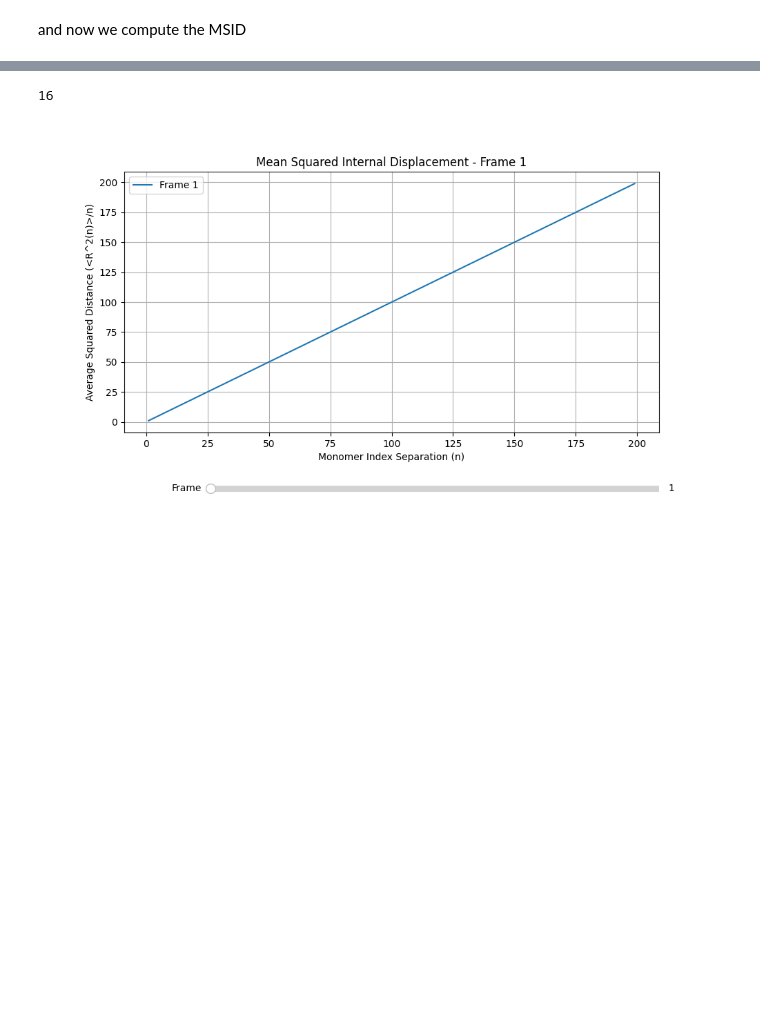
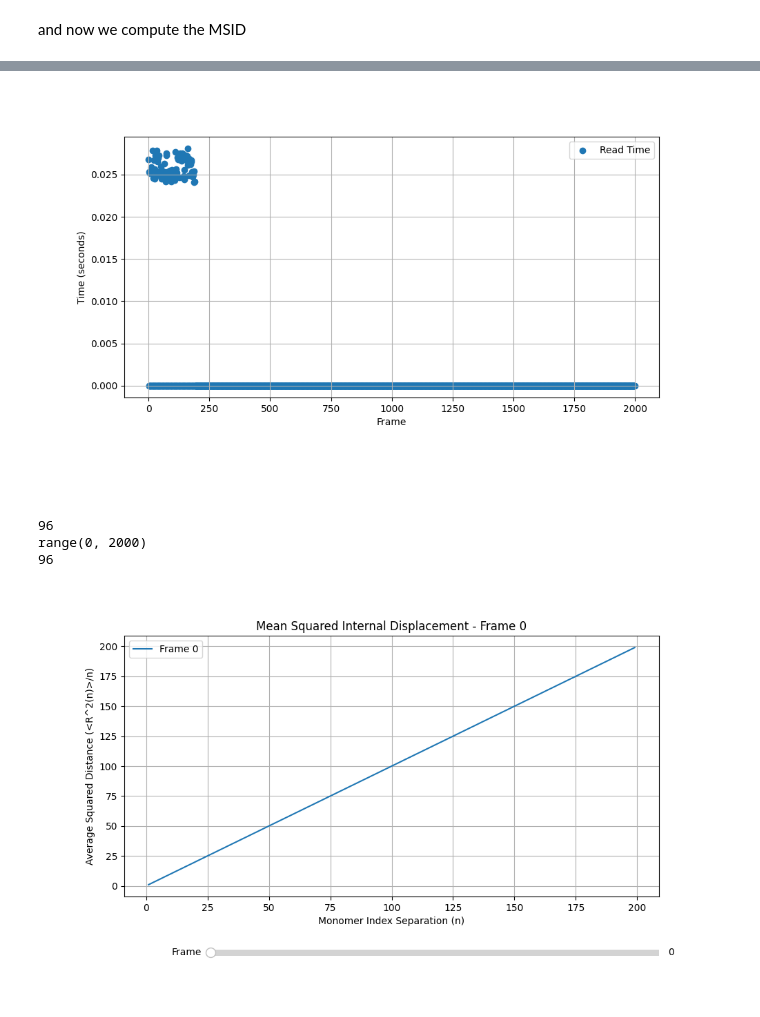
Before and after one commit to anotherbeaver/amine_polymers, a Jupyter notebook: eq_log.ipynb, the cells around one changed output, grey strips where cells are left out. Drawn from its saved outputs; the diff is of its cells as text; code cells hidden in the pictures; blank space fills up the shorter version.

```diff
--- a/eq_log.ipynb
+++ b/eq_log.ipynb
@@ -149,3 +185,13 @@ ValueError: cannot reshape array of size 0 into shape (400,200,3)
+# %%
+plt.clf()
+plt.scatter(frames, read_timer, label="Read Time")
+plt.xlabel("Frame")
+plt.ylabel("Time (seconds)")
+plt.grid(True)
+plt.legend()
+plt.show()
+# %% [output]
+[figure, added]
 # %%
 %matplotlib ipympl
 from matplotlib.widgets import Slider
@@ -154,7 +200,8 @@ frame = frames[0]
 print(len(r_arrays))
 
 fig, ax = plt.subplots(figsize=(10, 6))
-line, = ax.plot(range(1, chain_length), r_arrays[0], label=f"Frame {frames[0]}")
+n = np.arange(1, chain_length)
+line, = ax.plot(n, r_arrays[0]/n, label=f"Frame {frames[0]}")
 ax.set_xlabel("Monomer Index Separation (n)")
 ax.set_ylabel("Average Squared Distance (<R^2(n)>/n)")
 ax.set_title(f"Mean Squared Internal Displacement - Frame {frames[0]}")
@@ -163,19 +210,26 @@ ax.legend()
 
 fig.subplots_adjust(bottom=0.25)
 ax_slider = plt.axes([0.25, 0.1, 0.65, 0.03])
-
+print(frames)
+print(len(r_arrays))
 frame_slider = Slider(ax=ax_slider, label="Frame", valmin=frames[0], valmax=frames[len(r_arrays)-1], valinit=frames[0], valstep=frames[0:len(r_arrays)])
 def update(val):
     frame = int(frame_slider.val)
     index = frames.index(frame)
-    line.set_ydata(r_arrays[index])
+    line.set_ydata(r_arrays[index]/n)
+    line.set_label(f"Frame {frame}")
+    ax.legend()
     ax.set_title(f"Mean Squared Internal Displacement - Frame {frame}")
+    # ax.relim()
+    # ax.autoscale_view()
     fig.canvas.draw_idle()
 
 frame_slider.on_changed(update)
 plt.show()
 # %% [output]
-16
+96
+range(0, 2000)
+96
 [figure]
 # %% [markdown]
 For reference, with the pressure EQ method, we are getting this:
```
Also changed, not shown: parts of 7 cells of this notebook, 5 other files.
